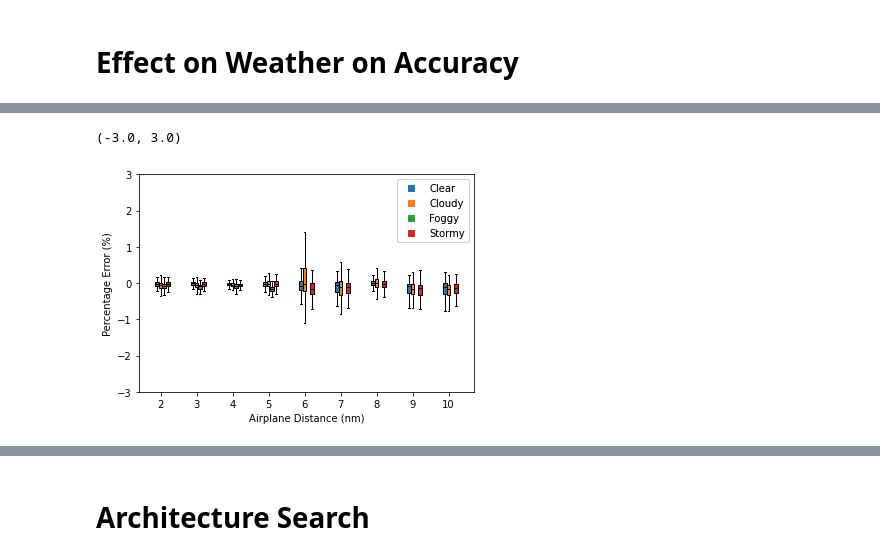
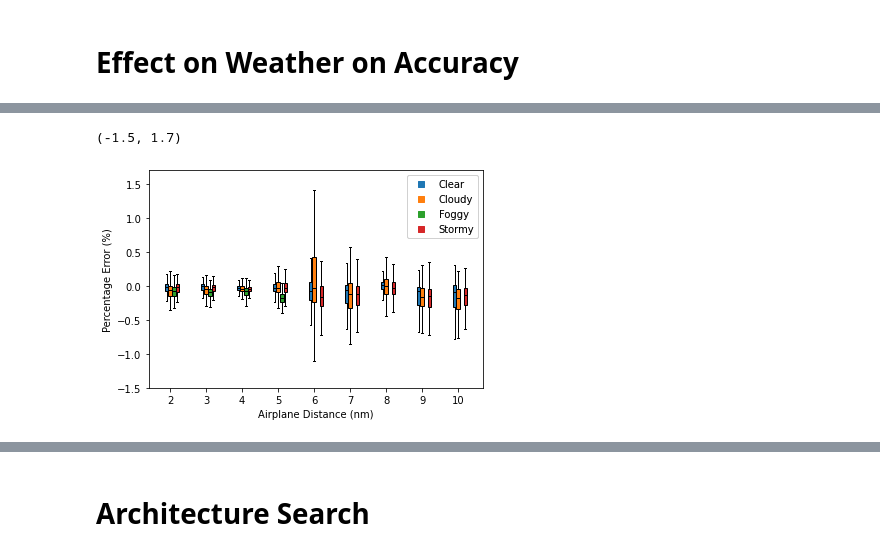
Before and after one commit to gjamesgoenawan/deep-dtt-estimation, a Jupyter notebook: demo_visualization.ipynb, the cells around one changed output, grey strips where cells are left out. Saved outputs shown, nothing was run; the diff lists cells and outputs as text; code cells hidden in the pictures.

```diff
--- a/demo_visualization.ipynb
+++ b/demo_visualization.ipynb
@@ -234,0 +211,3 @@ err_cam_both.std(), err_cam_single.std()
+# %%
+single_exclusive_result = ((model(single_exclusive_x) - single_exclusive_y[:, 0]) * 100 / single_exclusive_y[:, 0]).detach().cpu().numpy()
+dual_exclusive_result = ((model(dual_exclusive_x) - dual_exclusive_y[:, 0]) * 100 / dual_exclusive_y[:, 0]).detach().cpu().numpy()
@@ -344,8 +433,10 @@ fig.savefig("images/time_vs_accuracy.png", dpi=300)
 # %%
-model_type = 'm_m'
-model = ensemble(f'models/config/model_{model_type}.yaml', model_state_dict=f'models/head/new_od_model.pt', device = device)
-weather_variation_dataset = [load_compiled_data(ts=[2], ws=[i], rs=[1,2,3], offset=offset, divider=divider, trajectory_threshold=trajectory_threshold, output_directory='output/object_detector_new', inference_mode = True, device=device, verbose=False) for i in [1,3,4,5]]
-pred = [model(i['x']) for i in weather_variation_dataset]
-ff_available = [torch.any(torch.any(i['x'] != 0, dim = 2), dim = 0) for i in weather_variation_dataset]
-gt = [weather_variation_dataset[weather]['y'][0, :, 0][ff_available[weather]].cpu().numpy() for weather in range(len(weather_variation_dataset))]
-err = [((pred[i][ff_available[i]].cpu().numpy() - gt[i])*100/gt[i]) for i in range(len(weather_variation_dataset))]
+# combination
+weather_variation_dataset = [load_compiled_data(ts=[2], ws=[i], rs=[1, 2, 3], offset=offset, divider=divider, trajectory_threshold=trajectory_threshold,
+                                                output_directory='output/object_detector', inference_mode=True, device=device, verbose=False) for i in [1, 3, 4, 5]]
+
+combination_x = [data['x'][:, torch.any(torch.all(data['x'] != 0, dim = 2), dim = 0)] for data in weather_variation_dataset]
+combination_y = [data['y'][:, torch.any(torch.all(data['x'] != 0, dim = 2), dim = 0)][0] for data in weather_variation_dataset]
+
+# inference
+combination_result = [(model(combination_x[i]) - combination_y[i][:, 0]) * 100 / combination_y[i][:, 0] for i in range(len(combination_x))]
@@ -360,38 +467,41 @@ STD  at every weather condition: [0.7272, 0.861, 0.6653, 0.5459]
 # %%
-key_distances = np.array([2,3,4,5,6,7,8,9,10])
-err_per_dist = [[err[weather][np.logical_and(gt[weather]*10<=(i+0.5), gt[weather]*10>(i-0.5))] for i in key_distances] for weather in range(len(err))]
+key_distances = np.array([2, 3, 4, 5, 6, 7, 8, 9, 10])
+err_per_dist = [[combination_result[weather].detach().cpu().numpy()[np.logical_and(combination_y[weather][:, 0].detach().cpu().numpy()*10 <= (i+0.5), combination_y[weather][:, 0].detach().cpu().numpy()*10 > (
+    i-0.5))] for i in key_distances] for weather in range(len(combination_y))]
 
-fig, ax = plt.subplots(1,1)
+fig, ax = plt.subplots(1, 1)
 bps = []
 for i in range(len(err_per_dist)):
-    bps.append(ax.boxplot(err_per_dist[i], widths=0.1, patch_artist = True, positions=key_distances-(0.1*(len(err_per_dist)-i) - 0.3)))
+    bps.append(ax.boxplot(err_per_dist[i], widths=0.1, patch_artist=True,
+               positions=key_distances-(0.1*(len(err_per_dist)-i) - 0.3)))
 
 for i in range(len(bps)):
     for flier in bps[i]['fliers']:
-        flier.set(marker ='x',
-                  color =colors[i],
-                  alpha = 0.0)
+        flier.set(marker='x',
+                  color=colors[i],
+                  alpha=0.0)
 
     for patch in bps[i]['boxes']:
         patch.set_facecolor(colors[i])
 
     for median in bps[i]['medians']:
-        median.set(color ='black',
-                   linewidth = 1)
+        median.set(color='black',
+                   linewidth=1)
 
 #ax.set_title('Effect on Weather on Accuracy')
 ax.set_xlabel('Airplane Distance (nm)')
 ax.set_ylabel('Percentage Error (%)')
 
 
 ax.set_xticks(key_distances)
 ax.set_xticklabels(key_distances)
 
 custom_lines_1 = [Line2D([0], [0], color=i, lw=0, marker='s') for i in colors]
 
-legend1 = ax.legend(custom_lines_1, ['Clear', 'Cloudy', 'Foggy', 'Stormy'], loc ='upper right')
+legend1 = ax.legend(
+    custom_lines_1, ['Clear', 'Cloudy', 'Foggy', 'Stormy'], loc='upper right')
 ax.add_artist(legend1)
-ax.set_ylim(-1.5,1.7)
+ax.set_ylim(-1.5, 1.7)
 # %% [output]
-(-3.0, 3.0)
+(-1.5, 1.7)
-[figure, old version]
+[figure, new version]
```
Also changed, not shown: parts of 57 cells of this notebook, 7 other files.
